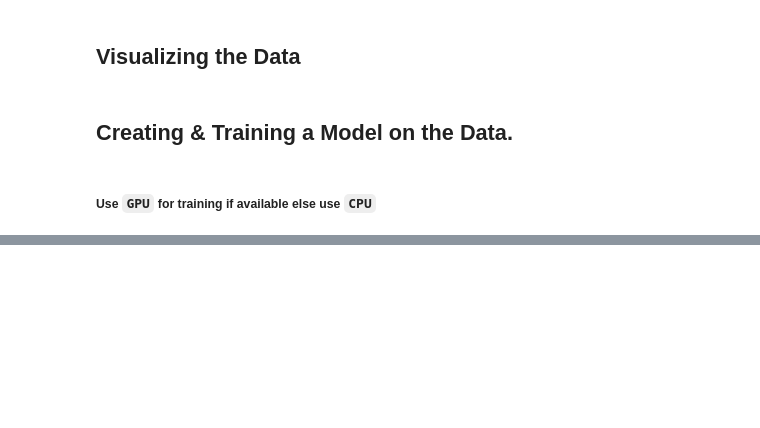
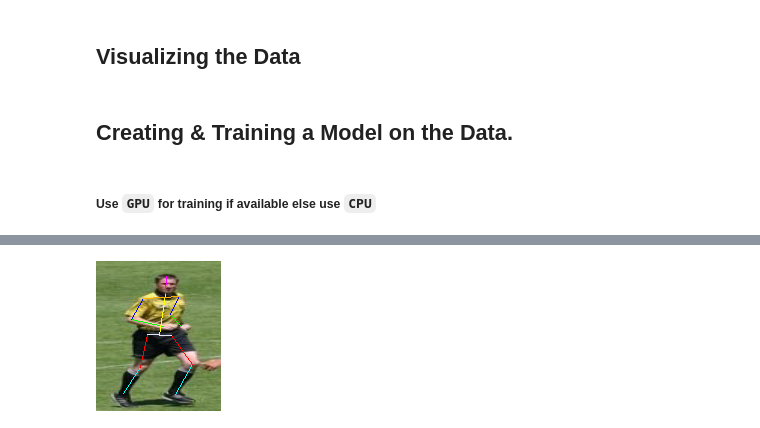
Before and after one commit to Its-Shivanshu-Sharma/HumanPoseDetection, a Jupyter notebook: HumanPoseDetection.ipynb, the cells around one changed output, grey strips where cells are left out. Cells and saved outputs as stored; diff of their text form; code cells hidden in the pictures; blank space fills up the shorter version.

```diff
--- a/HumanPoseDetection.ipynb
+++ b/HumanPoseDetection.ipynb
@@ -481,0 +547,5 @@ from torch.optim import Adam
+# %%
+img, pts = datasets["val"][4]
+annotate_image(img, pts, joints_map, joints_relations)
+# %% [output]
+[figure, added]
```
Also changed, not shown: parts of 24 cells of this notebook.
